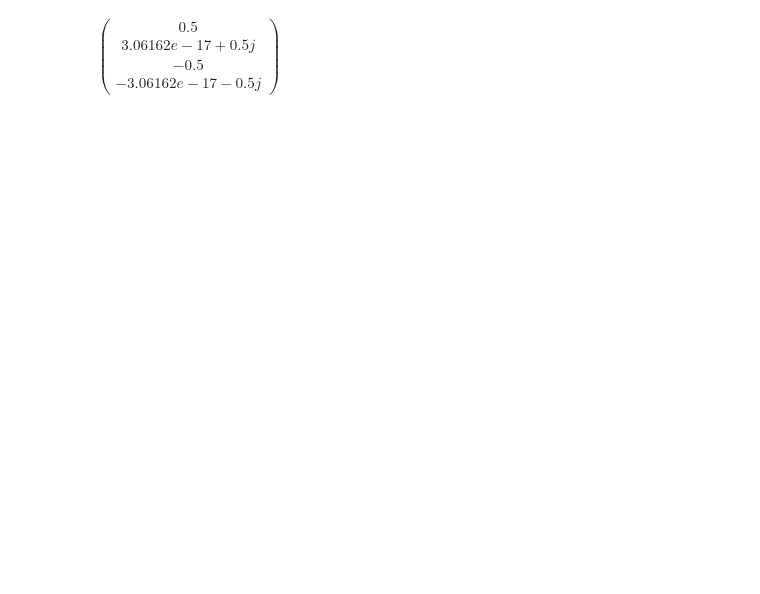
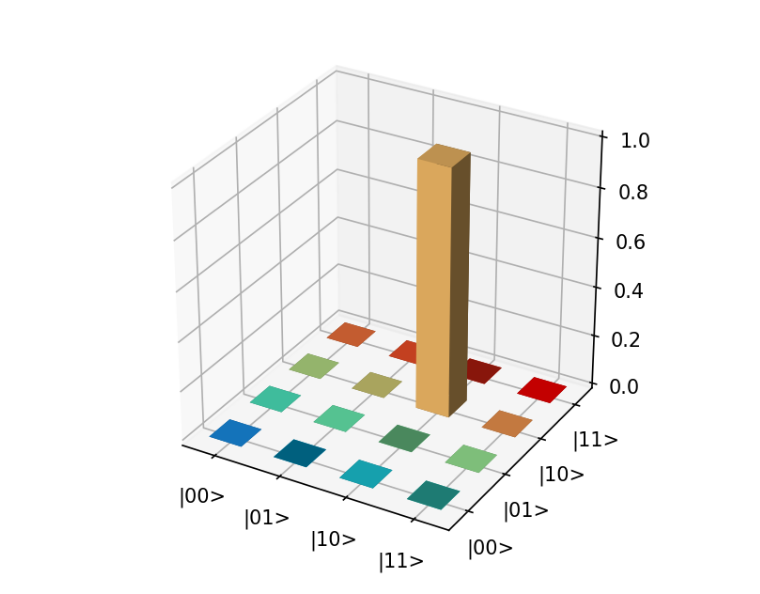
Before and after one commit to clnrp/logicqubit-algorithms, a Jupyter notebook: qft 2q.ipynb, the cells around one changed output. Drawn from its saved outputs; the diff is of its cells as text; code cells hidden in the pictures; blank space fills up the shorter version.

```diff
--- a/qft 2q.ipynb
+++ b/qft 2q.ipynb
@@ -20,15 +20,12 @@ def swap(s1, s2):
 # %%
-logicQuBit  = LogicQuBit(2, first_left=True)
+logicQuBit  = LogicQuBit(2, first_left=False)
 
 x1 = Qubit()
 x2 = Qubit()
 
 #x1.X()
 x2.X()
 
-qft([x1,x2],2)
-swap(x1,x2)
+logicQuBit.PlotDensityMatrix()
+# %% [output]
+[figure, added]
-# %%
-x1.PrintState()
-# %% [output]
-$\displaystyle \begin{pmatrix}0.5 \\ 3.06162e-17+0.5j \\ -0.5 \\ -3.06162e-17-0.5j \end{pmatrix}$
```
Also changed, not shown: parts of 5 cells of this notebook, 6 other files.
